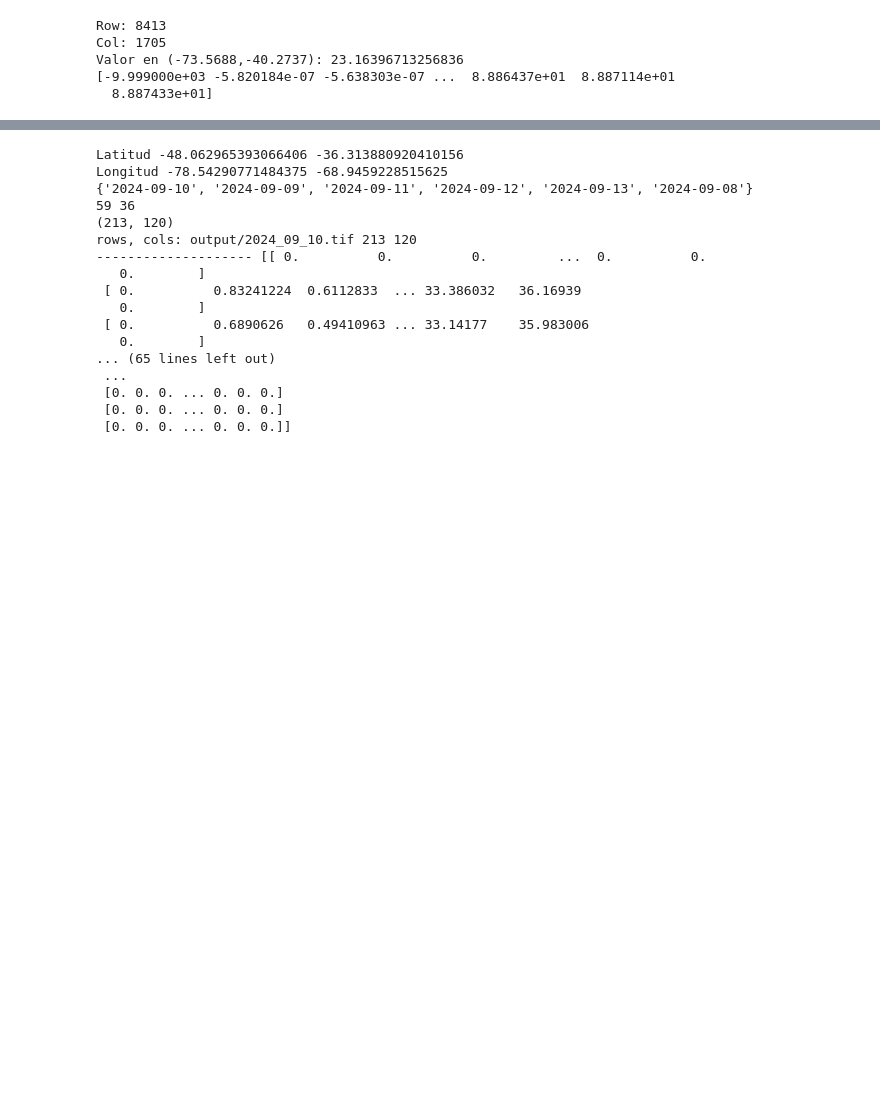
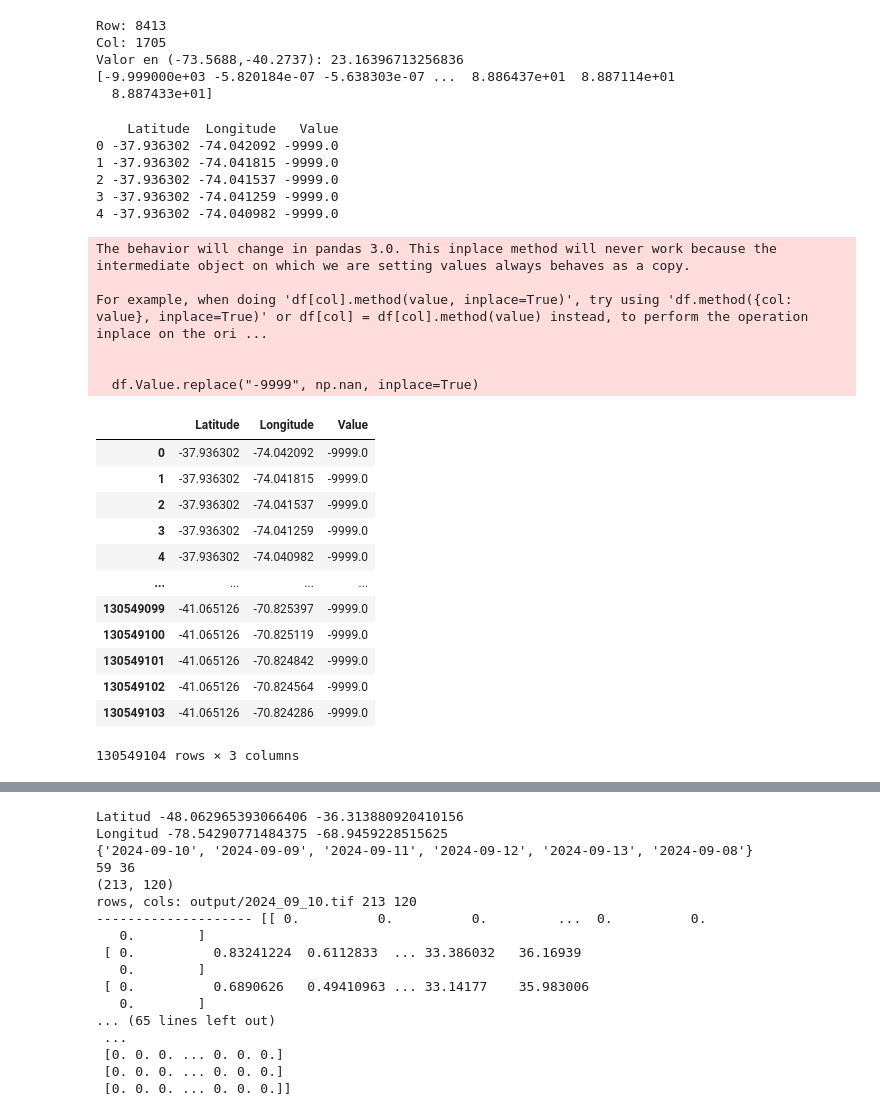
Before and after one commit to ManuelLabbe/LandSlide_Guardian, a Jupyter notebook: incursion.ipynb, the cells around one changed output, grey strips where cells are left out. Drawn from its saved outputs; the diff is of its cells as text; code cells hidden in the pictures; blank space fills up the shorter version.

```diff
--- a/incursion.ipynb
+++ b/incursion.ipynb
@@ -462,44 +462,74 @@ Valor en (-73.5688,-40.2737): 23.16396713256836
   8.887433e+01]
 # %%
 import rasterio
-from tqdm import tqdm
 import pandas as pd
 import numpy as np
-from concurrent.futures import ThreadPoolExecutor
-
-def process_pixel(row, col, src):
-    lon, lat = src.xy(row, col)
-    value = src.read(1)[row, col]
-    return lat, lon, value
+from tqdm import tqdm
 
 def tif_to_dataframe(tif_path):
     with rasterio.open(tif_path) as src:
         data = src.read(1)
+
         height, width = data.shape
-
-        tasks = [(row, col, src) for row in range(height) for col in range(width)]
 
         latitudes = []
         longitudes = []
         values = []
 
-        with ThreadPoolExecutor() as executor:
-            results = list(executor.map(lambda p: process_pixel(*p), tasks))
+        # Iterar sobre cada píxel del raster
+        for row in tqdm(range(height)):
+            for col in range(width):
 
-        for lat, lon, value in results:
-            latitudes.append(lat)
-            longitudes.append(lon)
-            values.append(value)
+                lon, lat = src.xy(row, col)
+
+                value = data[row, col]
+
+                latitudes.append(lat)
+                longitudes.append(lon)
+                values.append(value)
 
         df = pd.DataFrame({
             'Latitud': latitudes,
             'Longitud': longitudes,
-            'Slope': values
+            'Value': values
         })
 
         return df
 
-# Ejemplo de uso
-tif_path = ' output/output.tif'
+tif_path = 'output/output.tif'
 df = tif_to_dataframe(tif_path)
-df
+print(df.head())
+
+#obtención de dataframe valores slope, latitud y longitud
+# a partir de estas latitudes y longitudes se obtendrán los valores de los otros tif
+# %% [output]
+    Latitude  Longitude   Value
+0 -37.936302 -74.042092 -9999.0
+1 -37.936302 -74.041815 -9999.0
+2 -37.936302 -74.041537 -9999.0
+3 -37.936302 -74.041259 -9999.0
+4 -37.936302 -74.040982 -9999.0
+# %%
+import numpy as np
+df = pd.read_csv('lat_lon_slope.csv', index=False)
+df.Value.replace("-9999", np.nan, inplace=True)
+# %% [output]
+The behavior will change in pandas 3.0. This inplace method will never work because the intermediate object on which we are setting values always behaves as a copy.
+
+For example, when doing 'df[col].method(value, inplace=True)', try using 'df.method({col: value}, inplace=True)' or df[col] = df[col].method(value) instead, to perform the operation inplace on the ori ...
+
+
+  df.Value.replace("-9999", np.nan, inplace=True)
+|  | Latitude | Longitude | Value |
+| 0 | -37.936302 | -74.042092 | -9999.0 |
+| 1 | -37.936302 | -74.041815 | -9999.0 |
+| 2 | -37.936302 | -74.041537 | -9999.0 |
+| 3 | -37.936302 | -74.041259 | -9999.0 |
+| 4 | -37.936302 | -74.040982 | -9999.0 |
+| ... | ... | ... | ... |
+| 130549099 | -41.065126 | -70.825397 | -9999.0 |
+| 130549100 | -41.065126 | -70.825119 | -9999.0 |
+| 130549101 | -41.065126 | -70.824842 | -9999.0 |
+| 130549102 | -41.065126 | -70.824564 | -9999.0 |
+| 130549103 | -41.065126 | -70.824286 | -9999.0 |
+130549104 rows × 3 columns
```
Also changed, not shown: parts of 3 cells of this notebook.
